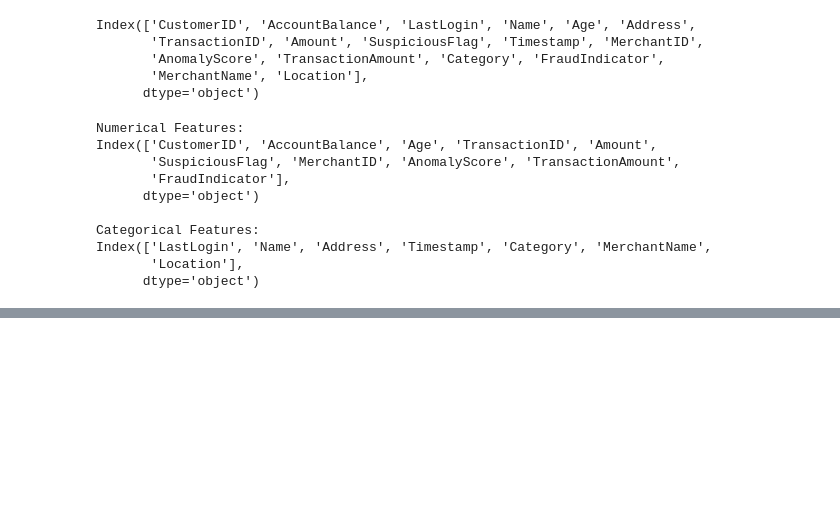
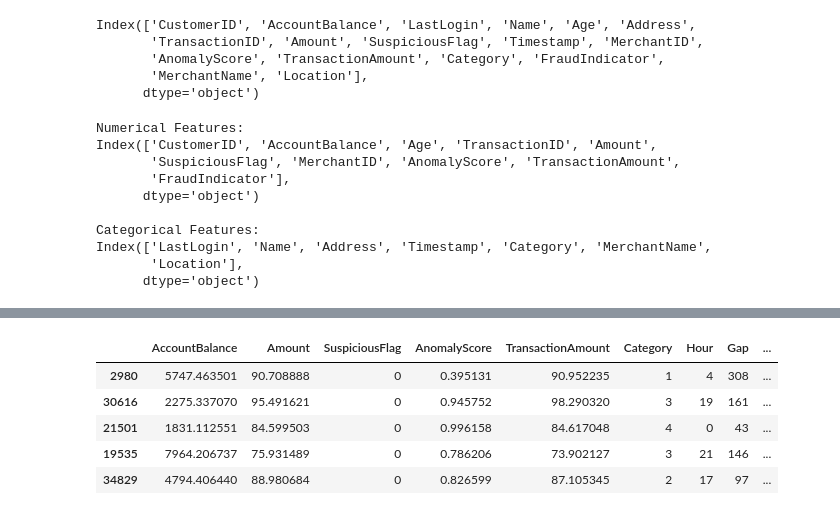
Before and after one commit to Achmad96/anomaly-fraud-detection, a Jupyter notebook: fraud_detection_on_transactions.ipynb, the cells around one changed output, grey strips where cells are left out. Saved outputs shown, nothing was run; the diff lists cells and outputs as text; code cells hidden in the pictures; blank space fills up the shorter version.

```diff
--- a/fraud_detection_on_transactions.ipynb
+++ b/fraud_detection_on_transactions.ipynb
@@ -420,0 +334,8 @@ fig.show()
+# %%
+smote = SMOTE(random_state=SEED, k_neighbors=20)
+X_resampled, y_resampled = smote.fit_resample(X,y)
+X_resampled, y_resampled = shuffle(X_resampled, y_resampled, random_state=SEED)
+df_resampled = pd.concat([X_resampled, y_resampled], axis=1)
+print(f"""
+X-original: {X.shape}, X-resampled: {X_resampled.shape}
+y-original: {y.shape}, y-resampled: {y_resampled.shape}""")
@@ -420,0 +359,10 @@ fig.show()
+# %%
+df_resampled = pd.concat([X_resampled, y_resampled], axis=1)
+df_resampled.head()
+# %% [output]
+|  | AccountBalance | Amount | SuspiciousFlag | AnomalyScore | TransactionAmount | Category | Hour | Gap | ... |
+| 2980 | 5747.463501 | 90.708888 | 0 | 0.395131 | 90.952235 | 1 | 4 | 308 | ... |
+| 30616 | 2275.337070 | 95.491621 | 0 | 0.945752 | 98.290320 | 3 | 19 | 161 | ... |
+| 21501 | 1831.112551 | 84.599503 | 0 | 0.996158 | 84.617048 | 4 | 0 | 43 | ... |
+| 19535 | 7964.206737 | 75.931489 | 0 | 0.786206 | 73.902127 | 3 | 21 | 146 | ... |
+| 34829 | 4794.406440 | 88.980684 | 0 | 0.826599 | 87.105345 | 2 | 17 | 97 | ... |
```
Also changed, not shown: parts of 56 cells of this notebook.
